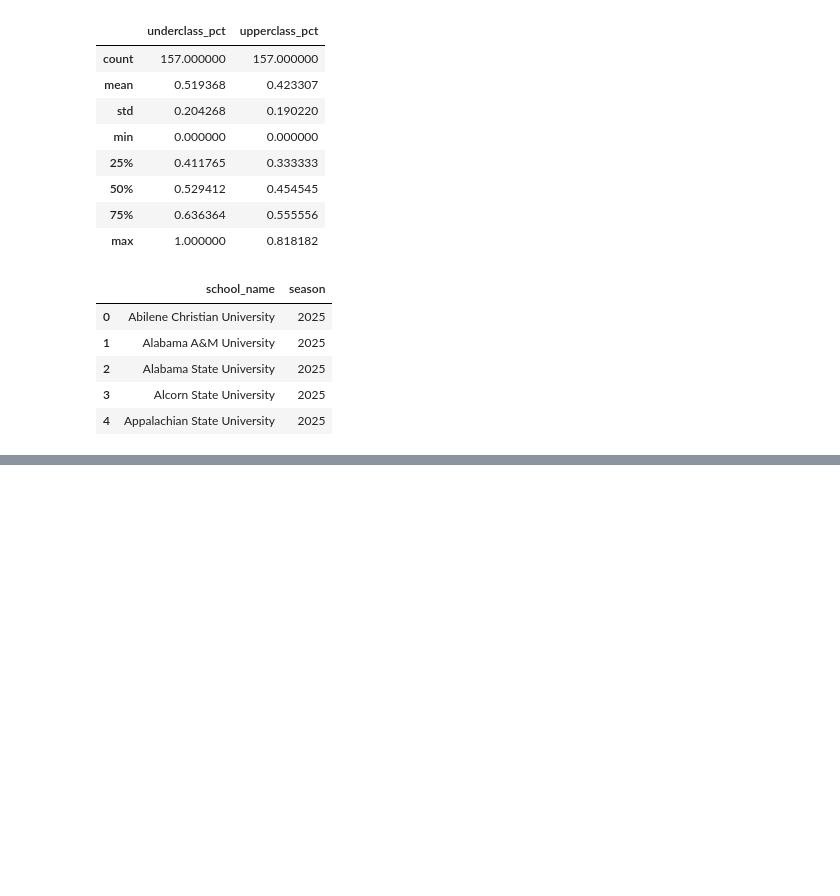
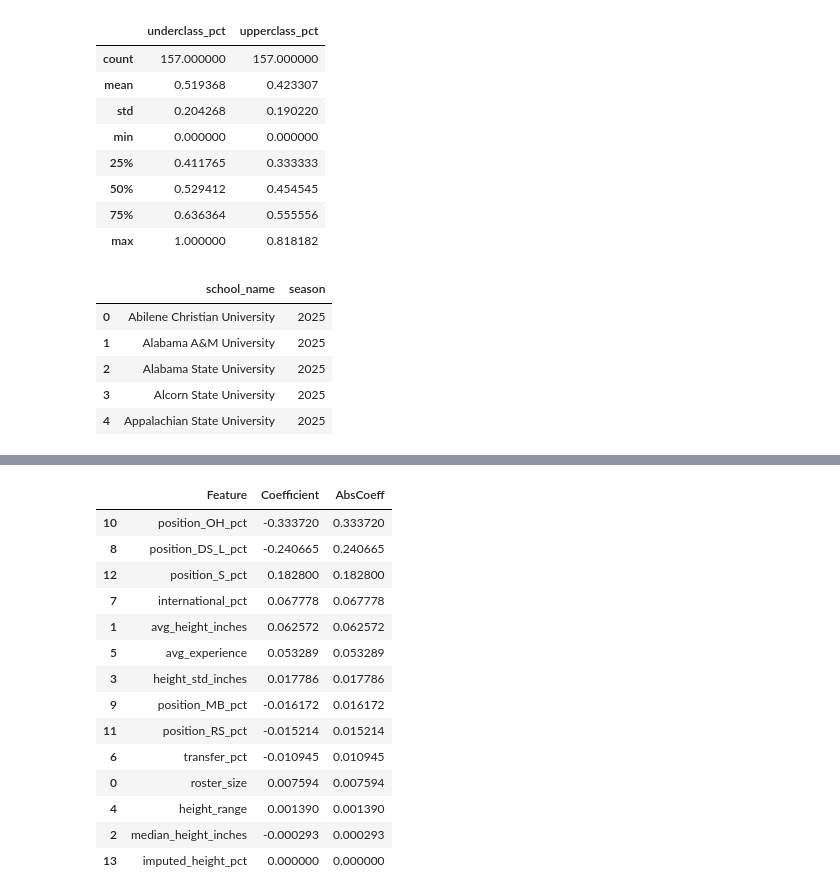
Before and after one commit to karlidean/capstone-project-NCAA-Volleyball, a Jupyter notebook: notebooks/predict_model_feature.ipynb, the cells around one changed output, grey strips where cells are left out. Saved outputs shown, nothing was run; the diff lists cells and outputs as text; code cells hidden in the pictures; blank space fills up the shorter version.

```diff
--- a/notebooks/predict_model_feature.ipynb
+++ b/notebooks/predict_model_feature.ipynb
@@ -771,0 +979,4 @@ schools.to_csv(
+# %%
+X = teamdf[features]
+
+y = teamdf["win_pct"]
@@ -771,0 +1132,25 @@ schools.to_csv(
+# %%
+coefficients = pd.DataFrame({
+    "Feature": X.columns,
+    "Coefficient": model.coef_
+})
+
+coefficients["AbsCoeff"] = coefficients["Coefficient"].abs()
+
+coefficients.sort_values("AbsCoeff", ascending=False)
+# %% [output]
+|  | Feature | Coefficient | AbsCoeff |
+| 10 | position_OH_pct | -0.333720 | 0.333720 |
+| 8 | position_DS_L_pct | -0.240665 | 0.240665 |
+| 12 | position_S_pct | 0.182800 | 0.182800 |
+| 7 | international_pct | 0.067778 | 0.067778 |
+| 1 | avg_height_inches | 0.062572 | 0.062572 |
+| 5 | avg_experience | 0.053289 | 0.053289 |
+| 3 | height_std_inches | 0.017786 | 0.017786 |
+| 9 | position_MB_pct | -0.016172 | 0.016172 |
+| 11 | position_RS_pct | -0.015214 | 0.015214 |
+| 6 | transfer_pct | -0.010945 | 0.010945 |
+| 0 | roster_size | 0.007594 | 0.007594 |
+| 4 | height_range | 0.001390 | 0.001390 |
+| 2 | median_height_inches | -0.000293 | 0.000293 |
+| 13 | imputed_height_pct | 0.000000 | 0.000000 |
```
Also changed, not shown: parts of 20 cells of this notebook, 3 other files.
